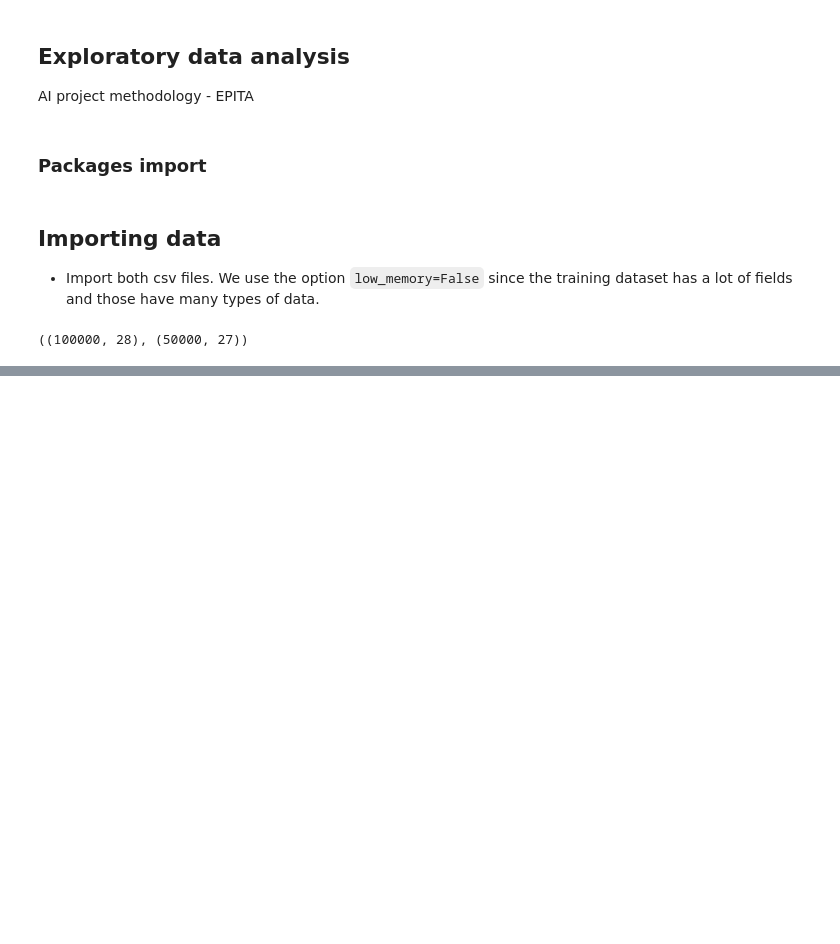
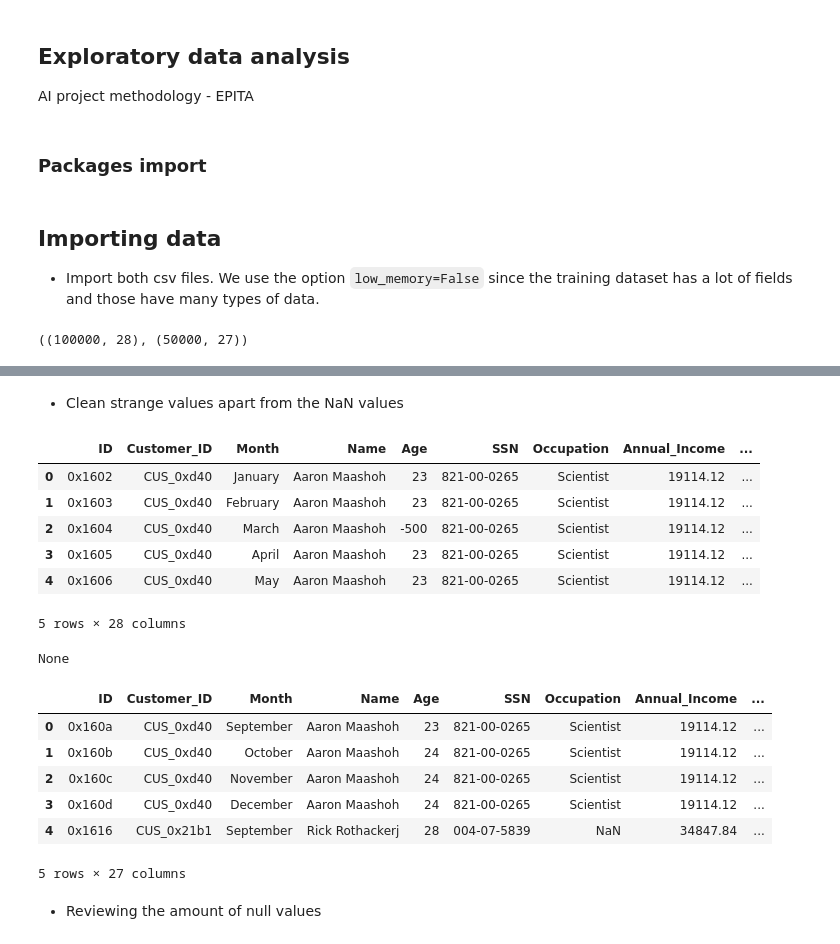
Before and after one commit to sergioKmoralesV/ai-proj-methodology-final, a Jupyter notebook: notebooks/eda.ipynb, the cells around one changed output, grey strips where cells are left out. Saved outputs shown, nothing was run; the diff lists cells and outputs as text; code cells hidden in the pictures; blank space fills up the shorter version.

```diff
--- a/notebooks/eda.ipynb
+++ b/notebooks/eda.ipynb
@@ -53,0 +130,31 @@ df_test.describe(include="all")
+# %% [markdown]
+- Clean strange values apart from the NaN values
+# %%
+import creditscore.preprocess as preproc
+
+df_train = preproc.clean_strange_values(df_train)
+df_test = preproc.clean_strange_values(df_test)
+# %%
+display(
+    df_train.head(),
+    print(),
+    df_test.head()
+)
+# %% [output]
+|  | ID | Customer_ID | Month | Name | Age | SSN | Occupation | Annual_Income | ... |
+| 0 | 0x1602 | CUS_0xd40 | January | Aaron Maashoh | 23 | 821-00-0265 | Scientist | 19114.12 | ... |
+| 1 | 0x1603 | CUS_0xd40 | February | Aaron Maashoh | 23 | 821-00-0265 | Scientist | 19114.12 | ... |
+| 2 | 0x1604 | CUS_0xd40 | March | Aaron Maashoh | -500 | 821-00-0265 | Scientist | 19114.12 | ... |
+| 3 | 0x1605 | CUS_0xd40 | April | Aaron Maashoh | 23 | 821-00-0265 | Scientist | 19114.12 | ... |
+| 4 | 0x1606 | CUS_0xd40 | May | Aaron Maashoh | 23 | 821-00-0265 | Scientist | 19114.12 | ... |
+5 rows × 28 columns
+None
+|  | ID | Customer_ID | Month | Name | Age | SSN | Occupation | Annual_Income | ... |
+| 0 | 0x160a | CUS_0xd40 | September | Aaron Maashoh | 23 | 821-00-0265 | Scientist | 19114.12 | ... |
+| 1 | 0x160b | CUS_0xd40 | October | Aaron Maashoh | 24 | 821-00-0265 | Scientist | 19114.12 | ... |
+| 2 | 0x160c | CUS_0xd40 | November | Aaron Maashoh | 24 | 821-00-0265 | Scientist | 19114.12 | ... |
+| 3 | 0x160d | CUS_0xd40 | December | Aaron Maashoh | 24 | 821-00-0265 | Scientist | 19114.12 | ... |
+| 4 | 0x1616 | CUS_0x21b1 | September | Rick Rothackerj | 28 | 004-07-5839 | NaN | 34847.84 | ... |
+5 rows × 27 columns
+# %% [markdown]
+- Reviewing the amount of null values
```
Also changed, not shown: parts of 10 cells of this notebook, 4 other files.
